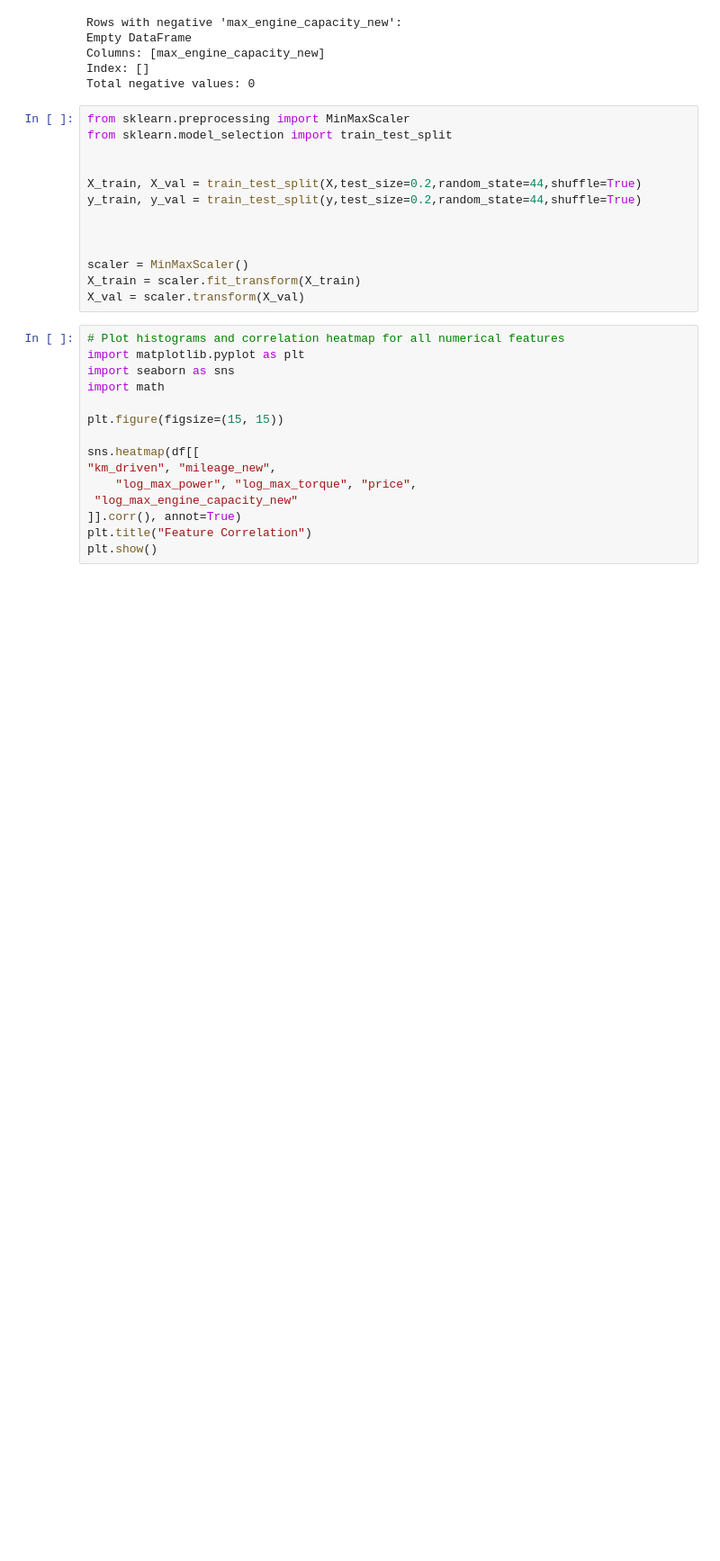
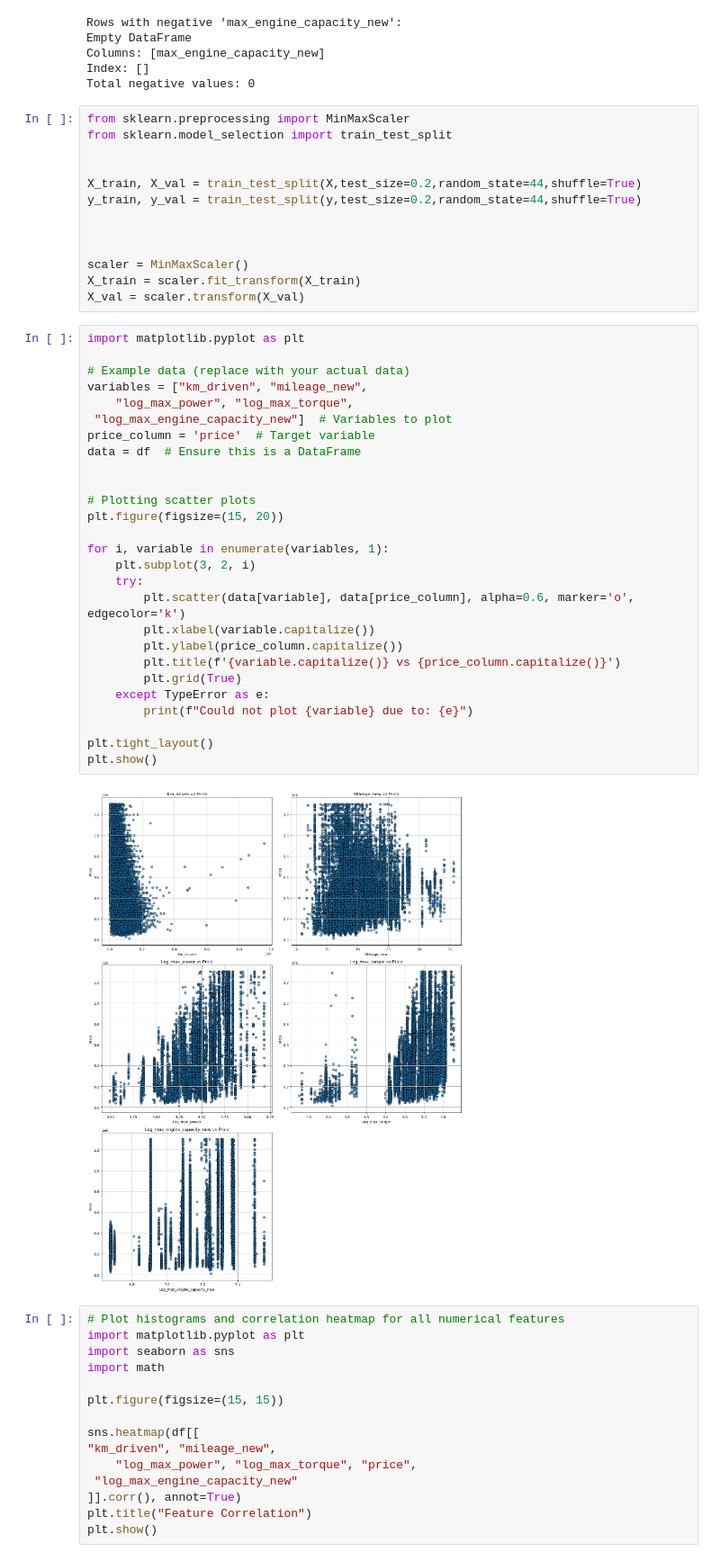
Before and after one commit to kaz4n/DataAi, a Jupyter notebook: deepSeekSolution2.ipynb, the cells around one changed output. Shown at 90% size. Drawn from its saved outputs; the diff is of its cells as text; blank space fills up the shorter version.

```diff
--- a/deepSeekSolution2.ipynb
+++ b/deepSeekSolution2.ipynb
@@ -128,6 +128,35 @@ y_train, y_val = train_test_split(y,test_size=0.2,random_state=44,shuffle=True)
 scaler = MinMaxScaler()
 X_train = scaler.fit_transform(X_train)
 X_val = scaler.transform(X_val)
+# %%
+import matplotlib.pyplot as plt
+
+# Example data (replace with your actual data)
+variables = ["km_driven", "mileage_new",
+    "log_max_power", "log_max_torque",
+ "log_max_engine_capacity_new"]  # Variables to plot
+price_column = 'price'  # Target variable
+data = df  # Ensure this is a DataFrame
+
+
+# Plotting scatter plots
+plt.figure(figsize=(15, 20))
+
+for i, variable in enumerate(variables, 1):
+    plt.subplot(3, 2, i)
+    try:
+        plt.scatter(data[variable], data[price_column], alpha=0.6, marker='o', edgecolor='k')
+        plt.xlabel(variable.capitalize())
+        plt.ylabel(price_column.capitalize())
+        plt.title(f'{variable.capitalize()} vs {price_column.capitalize()}')
+        plt.grid(True)
+    except TypeError as e:
+        print(f"Could not plot {variable} due to: {e}")
+
+plt.tight_layout()
+plt.show()
+# %% [output]
+[figure, added]
 # %%
 # Plot histograms and correlation heatmap for all numerical features
 import matplotlib.pyplot as plt
```
Also changed, not shown: parts of 27 cells of this notebook.
